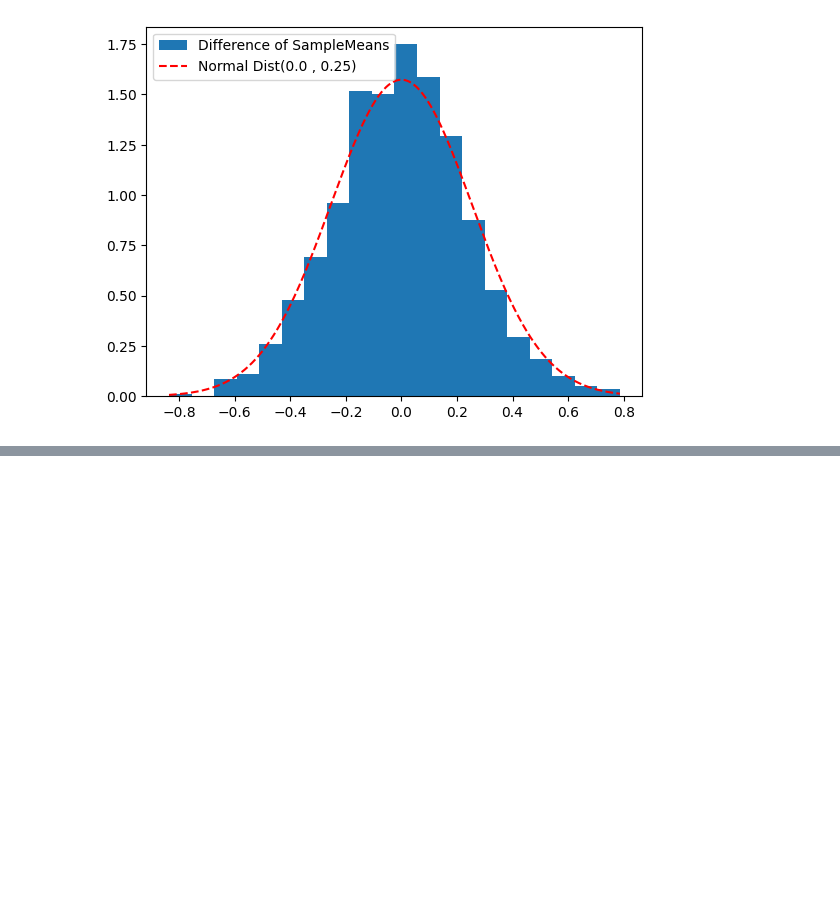
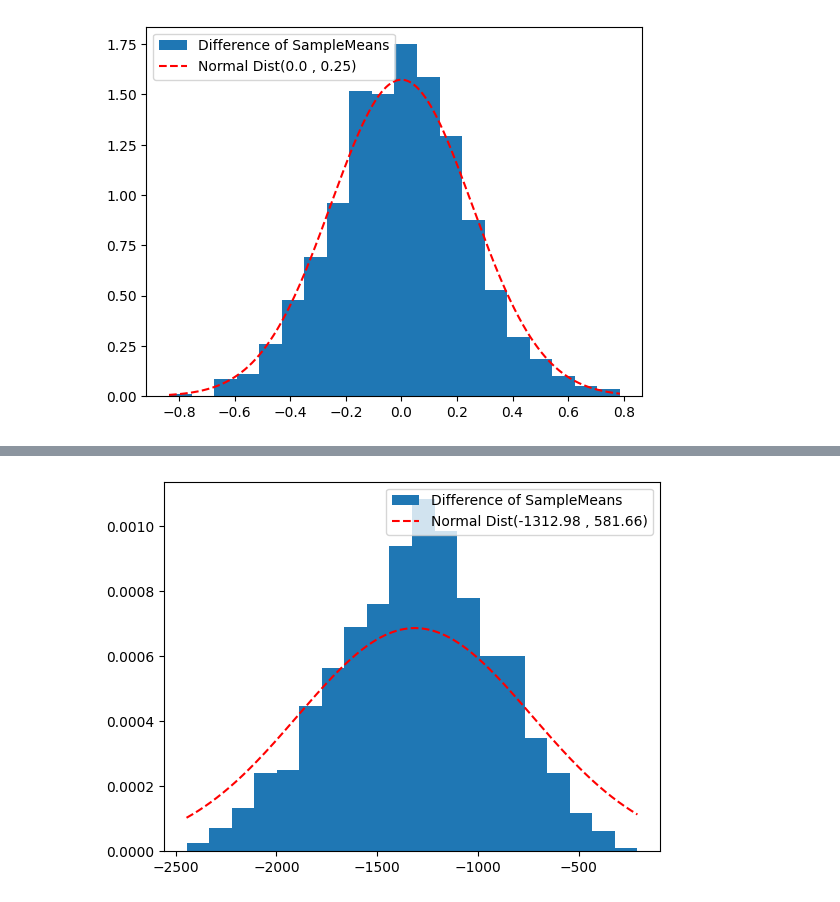
Before and after one commit to Pavansyamala/Statistics, a Jupyter notebook: samplingdistributionofdifferenceofsamplemeans.ipynb, the cells around one changed output, grey strips where cells are left out. Drawn from its saved outputs; the diff is of its cells as text; code cells hidden in the pictures; blank space fills up the shorter version.

Commit message:
SampligDistributionofDifferenceofSampleMeans

```diff
--- a/samplingdistributionofdifferenceofsamplemeans.ipynb
+++ b/samplingdistributionofdifferenceofsamplemeans.ipynb
@@ -28,3 +28,9 @@ plt.legend()
 plt.show()
 # %% [output]
 [figure]
+# %%
+data2 = data2.transpose()
+# %%
+data2.columns = data2.iloc[0]
+# %%
+data2 = data2.drop(data2.index[0])
@@ -30,0 +58,21 @@ plt.show()
+# %%
+sample_1_size = 15
+sample_2_size = 10
+sample_means = []
+for i in range(1000):
+    sample_1 = data2['Assam'].sample(sample_1_size)
+    sample_2 = data2['Bihar'].sample(sample_2_size)
+    sample_means.append(sample_1.values.mean() - sample_2.values.mean())
+net_var = (data2['Assam'].var()/sample_1_size) + (data2['Bihar'].var()/sample_2_size)
+net_std = net_var**(0.5)
+net_mean = data2['Assam'].mean() - data2['Bihar'].mean()
+lb = min(sample_means)
+ub = max(sample_means)
+x = np.linspace(lb, ub,1000)
+y = norm.pdf(x , net_mean , net_std)
+plt.hist(sample_means , 20 , (lb,ub) , density = True , label='Difference of SampleMeans')
+plt.plot(x , y , 'r--' , label = f'Normal Dist({round(net_mean,2)} , {round(net_std , 2)})' )
+plt.legend()
+plt.show()
+# %% [output]
+[figure, added]
```
Also changed, not shown: parts of 1 cell of this notebook.
